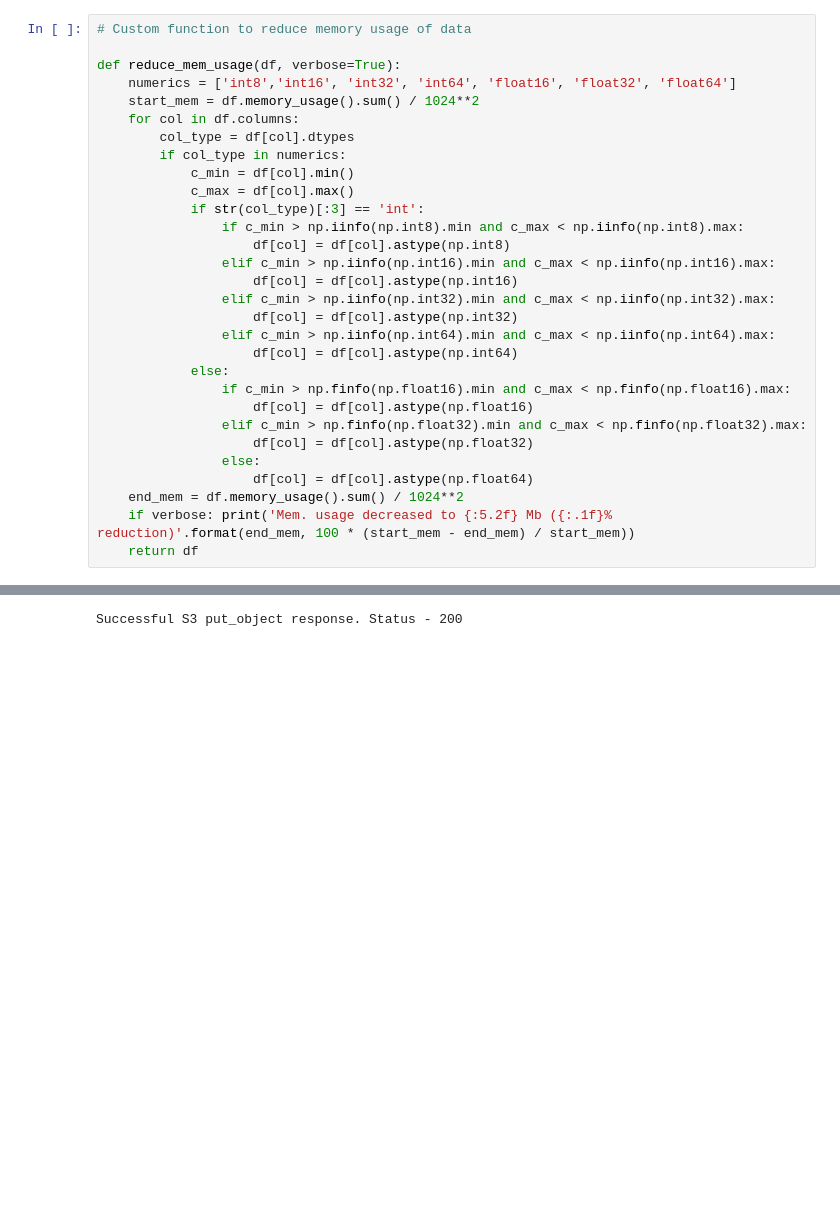
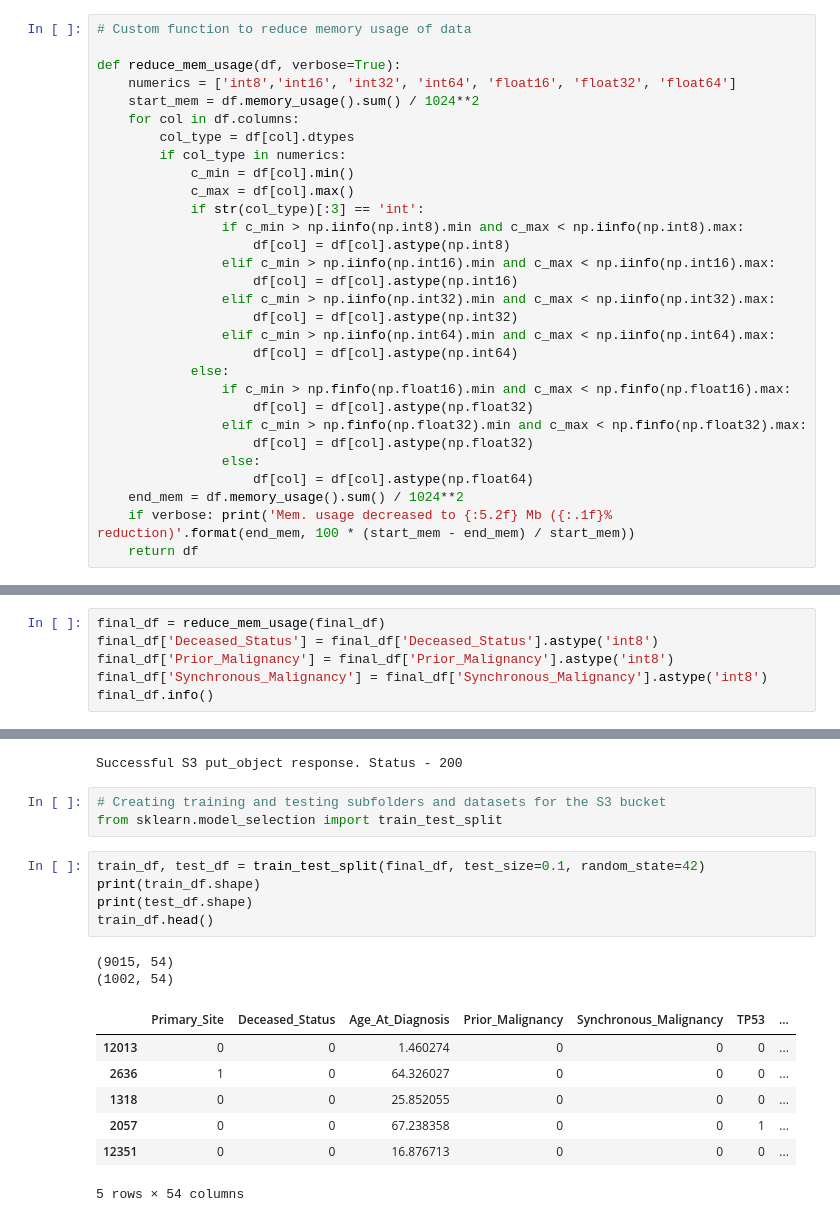
Before and after one commit to bill071194/tcga-mlops, a Jupyter notebook: Transformation/TCGA-Transform.ipynb, the cells around one changed output, grey strips where cells are left out. Cells and saved outputs as stored; diff of their text form; blank space fills up the shorter version.

```diff
--- a/Transformation/TCGA-Transform.ipynb
+++ b/Transformation/TCGA-Transform.ipynb
@@ -31,7 +31,7 @@ def reduce_mem_usage(df, verbose=True):
                     df[col] = df[col].astype(np.int64)
             else:
                 if c_min > np.finfo(np.float16).min and c_max < np.finfo(np.float16).max:
-                    df[col] = df[col].astype(np.float16)
+                    df[col] = df[col].astype(np.float32)
                 elif c_min > np.finfo(np.float32).min and c_max < np.finfo(np.float32).max:
                     df[col] = df[col].astype(np.float32)
                 else:
@@ -426,3 +426,9 @@ Data columns (total 54 columns):
  53  Weight                                          10017 non-null  float64
 dtypes: float64(5), int64(49)
 memory usage: 4.2 MB
+# %%
+final_df = reduce_mem_usage(final_df)
+final_df['Deceased_Status'] = final_df['Deceased_Status'].astype('int8')
+final_df['Prior_Malignancy'] = final_df['Prior_Malignancy'].astype('int8')
+final_df['Synchronous_Malignancy'] = final_df['Synchronous_Malignancy'].astype('int8')
+final_df.info()
@@ -444,3 +468,21 @@ with io.StringIO() as csv_buffer:
         print(f"Unsuccessful S3 put_object response. Status - {status}")
 # %% [output]
 Successful S3 put_object response. Status - 200
+# %%
+# Creating training and testing subfolders and datasets for the S3 bucket
+from sklearn.model_selection import train_test_split
+# %%
+train_df, test_df = train_test_split(final_df, test_size=0.1, random_state=42)
+print(train_df.shape)
+print(test_df.shape)
+train_df.head()
+# %% [output]
+(9015, 54)
+(1002, 54)
+|  | Primary_Site | Deceased_Status | Age_At_Diagnosis | Prior_Malignancy | Synchronous_Malignancy | TP53 | ... |
+| 12013 | 0 | 0 | 1.460274 | 0 | 0 | 0 | ... |
+| 2636 | 1 | 0 | 64.326027 | 0 | 0 | 0 | ... |
+| 1318 | 0 | 0 | 25.852055 | 0 | 0 | 0 | ... |
+| 2057 | 0 | 0 | 67.238358 | 0 | 0 | 1 | ... |
+| 12351 | 0 | 0 | 16.876713 | 0 | 0 | 0 | ... |
+5 rows × 54 columns
```
Also changed, not shown: parts of 19 cells of this notebook.
